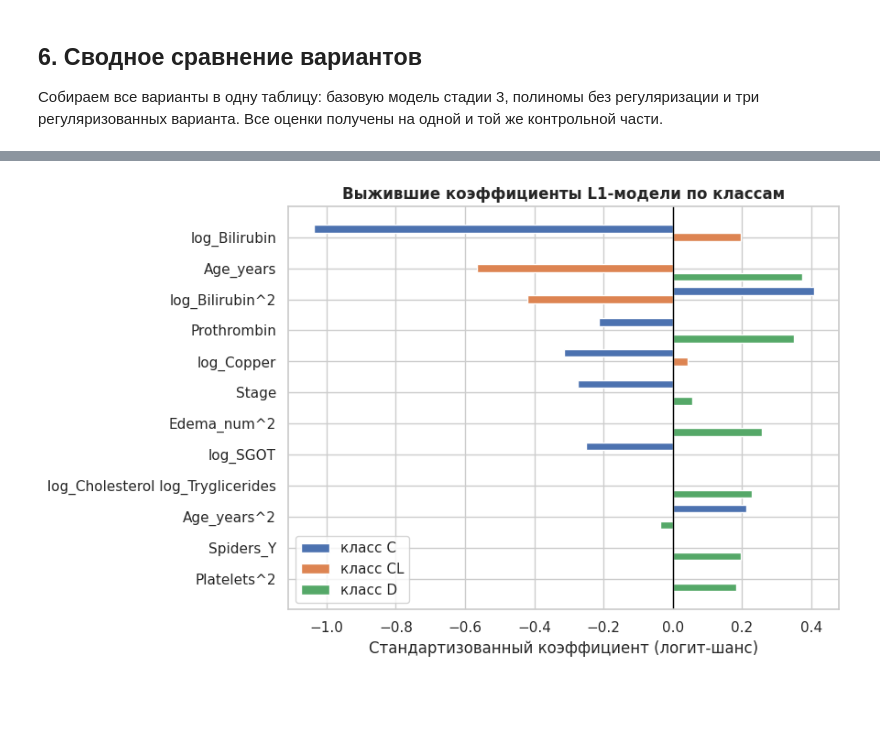
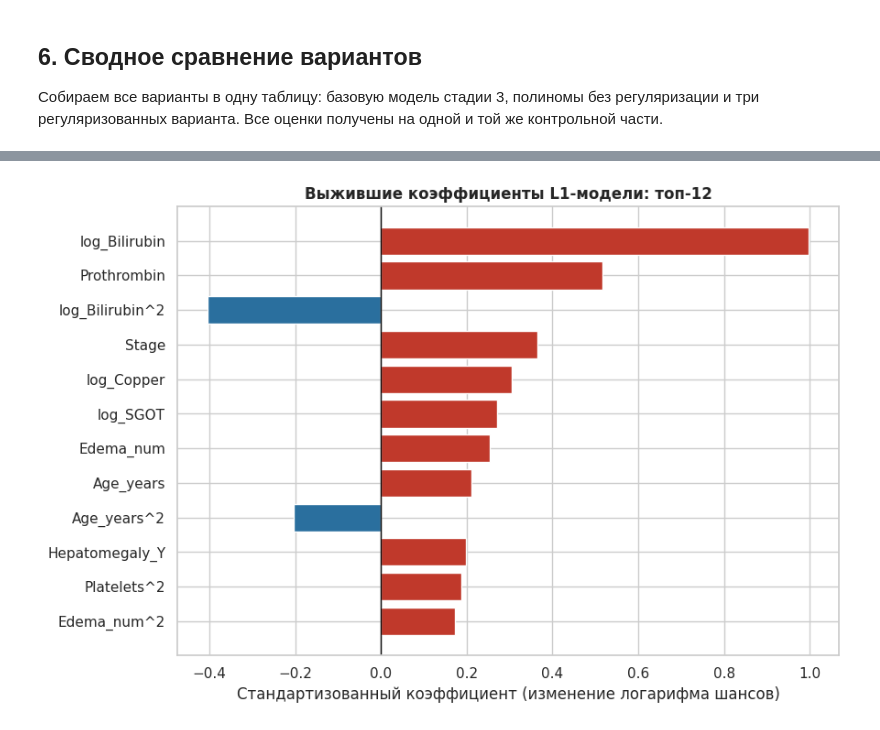
Before and after one commit to fishtriangle/ml-project-practice-1, a Jupyter notebook: project_notebooks/Stage_4_polynomial_regularization.ipynb, the cells around one changed output, grey strips where cells are left out. Drawn from its saved outputs; the diff is of its cells as text; code cells hidden in the pictures; blank space fills up the shorter version.

```diff
--- a/project_notebooks/Stage_4_polynomial_regularization.ipynb
+++ b/project_notebooks/Stage_4_polynomial_regularization.ipynb
@@ -899,28 +815,24 @@ L1 обнулил больше половины коэффициентов. То
 # %%
-coefs = pd.DataFrame(l1_best.coef_, index=classes, columns=poly_names)
-nonzero = np.abs(coefs).max(axis=0) > 1e-8
+coefs = pd.Series(l1_best.coef_[0], index=poly_names)
+nonzero_mask = coefs.abs() > 1e-8
 
 is_square = np.array([name.endswith('^2') for name in poly_names])
 is_interaction = np.array([' ' in name for name in poly_names])
 is_linear = ~is_square & ~is_interaction
 
-print('Выживших коэффициентов по классам:',
-      dict(zip(classes, np.sum(np.abs(l1_best.coef_) > 1e-8, axis=1))))
-print(f'Всего ненулевых столбцов: {int(nonzero.sum())} из {len(poly_names)}')
-print(f'  линейных признаков: {int((nonzero & is_linear).sum())} из {int(is_linear.sum())}')
-print(f'  квадратов: {int((nonzero & is_square).sum())} из {int(is_square.sum())}')
-print(f'  произведений пар: {int((nonzero & is_interaction).sum())} из {int(is_interaction.sum())}')
+print(f'Ненулевых столбцов: {int(nonzero_mask.sum())} из {len(poly_names)}')
+print(f'  линейных признаков: {int((nonzero_mask & is_linear).sum())} из {int(is_linear.sum())}')
+print(f'  квадратов: {int((nonzero_mask & is_square).sum())} из {int(is_square.sum())}')
+print(f'  произведений пар: {int((nonzero_mask & is_interaction).sum())} из {int(is_interaction.sum())}')
 
 importance = pd.DataFrame({
-    'макс |коэф|': coefs.abs().max(axis=0),
-    'класс с максимумом': coefs.abs().idxmax(axis=0),
-    'коэф для C': coefs.loc['C'],
-    'коэф для CL': coefs.loc['CL'],
-    'коэф для D': coefs.loc['D'],
-}).loc[nonzero].sort_values('макс |коэф|', ascending=False)
+    'коэффициент': coefs,
+    'отношение шансов': np.exp(coefs),
+    'тип': np.where(is_linear, 'линейный', np.where(is_square, 'квадрат', 'произведение')),
+}).loc[nonzero_mask].sort_values('коэффициент', key=abs, ascending=False)
 
 print('\nТоп-15 выживших столбцов по модулю стандартизованного коэффициента:')
 display(importance.head(15).round(3))
 
-print('\nСвободные члены:', dict(zip(classes, l1_best.intercept_.round(3))))
+print(f'\nСвободный член: {l1_best.intercept_[0]:.3f}')
 # %% [output]
@@ -951,17 +862,12 @@ print('\nСвободные члены:', dict(zip(classes, l1_best.intercept_.r
 # %%
-top_names = importance.head(12).index
-fig, ax = plt.subplots(figsize=(9, 5.5))
-positions = np.arange(len(top_names))
-for offset, cls in zip((-0.27, 0.0, 0.27), classes):
-    ax.barh(positions + offset, coefs.loc[cls, top_names], height=0.25, label=f'класс {cls}')
-ax.set_yticks(positions)
-ax.set_yticklabels(top_names)
+top_names = importance.head(12).index[::-1]
+fig, ax = plt.subplots(figsize=(9, 6))
+colors = ['#c0392b' if v > 0 else '#2a6f9e' for v in importance.loc[top_names, 'коэффициент']]
+ax.barh(top_names, importance.loc[top_names, 'коэффициент'], color=colors)
 ax.axvline(0, color='black', lw=1)
-ax.invert_yaxis()
-ax.set_xlabel('Стандартизованный коэффициент (логит-шанс)')
-ax.set_title('Выжившие коэффициенты L1-модели по классам', fontweight='bold')
-ax.legend()
+ax.set_xlabel('Стандартизованный коэффициент (изменение логарифма шансов)')
+ax.set_title('Выжившие коэффициенты L1-модели: топ-12', fontweight='bold')
 plt.tight_layout()
 plt.show()
 # %% [output]
-[figure, old version]
+[figure, new version]
```
Also changed, not shown: parts of 39 cells of this notebook, 6 other files.
